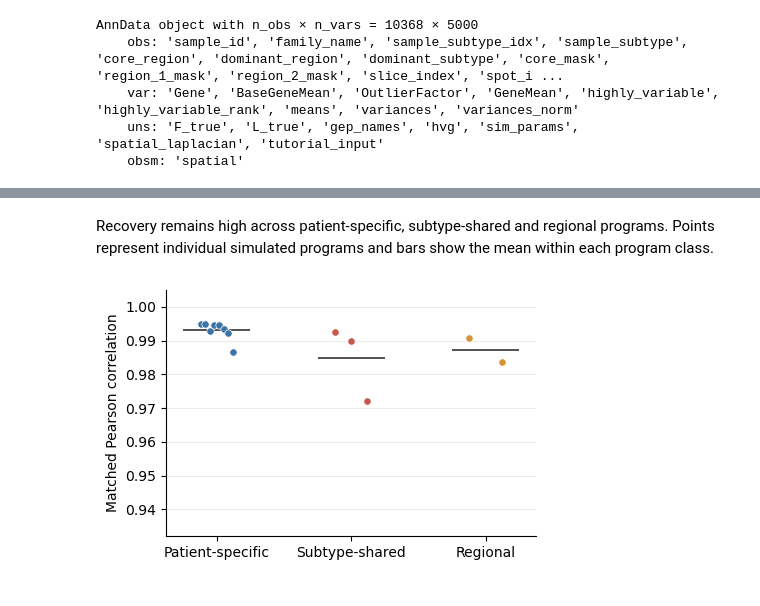
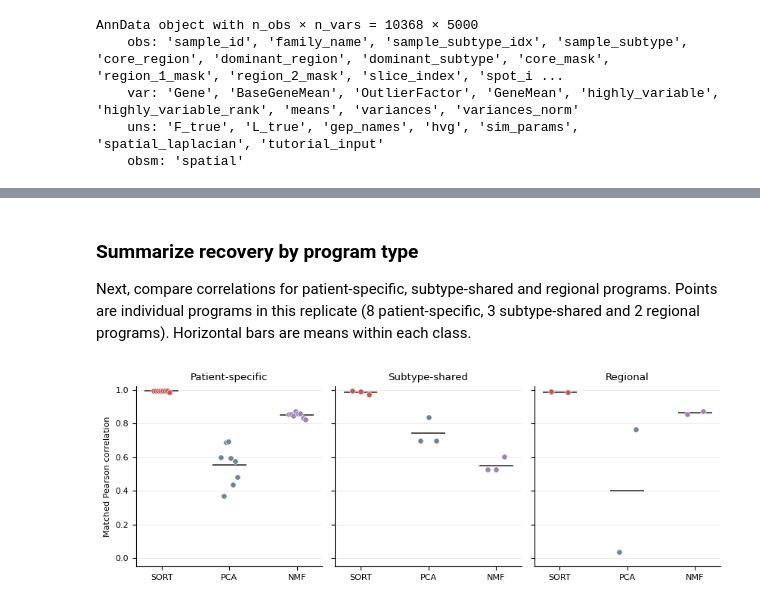
Before and after one commit to zerovain/SORT_tutorial, a Jupyter notebook: docs/tutorials/00_simulated_atlas.ipynb, the cells around one changed output, grey strips where cells are left out. Saved outputs shown, nothing was run; the diff lists cells and outputs as text; code cells hidden in the pictures.

```diff
--- a/docs/tutorials/00_simulated_atlas.ipynb
+++ b/docs/tutorials/00_simulated_atlas.ipynb
@@ -101,0 +91,16 @@ patient-specific programs and weaker shared programs remain visible.
+# %%
+X_dense = np.asarray(adata.X.toarray(), dtype=np.float64)
+print("Fitting PCA...", flush=True)
+started = perf_counter()
+pca = PCA(n_components=24, random_state=42)
+W_pca = pca.fit_transform(X_dense - X_dense.mean(axis=0, keepdims=True))
+pca_seconds = perf_counter() - started
+print(f"PCA finished in {pca_seconds:.1f} s")
+
+started = perf_counter()
+print("Fitting NMF (maximum 500 iterations)...", flush=True)
+nmf = NMF(n_components=24, init="nndsvda", max_iter=500, random_state=42)
+W_nmf = nmf.fit_transform(np.clip(X_dense, 0, None))
+nmf_seconds = perf_counter() - started
+print(f"NMF finished in {nmf_seconds:.1f} s ({nmf.n_iter_} iterations)")
+del X_dense
@@ -135,26 +196,31 @@ plt.show()
 # %% [markdown]
-Recovery remains high across patient-specific, subtype-shared and regional
-programs. Points represent individual simulated programs and bars show the
-mean within each program class.
+### Summarize recovery by program type
+
+Next, compare correlations for patient-specific, subtype-shared and regional
+programs. Points are individual programs in this replicate (8 patient-specific,
+3 subtype-shared and 2 regional programs). Horizontal bars are means within
+each class.
 # %%
-group_order = ["patient", "subtype", "region"]
-group_labels = ["Patient-specific", "Subtype-shared", "Regional"]
-colors = ["#3D74A6", "#C9574E", "#D4943A"]
-
-fig, ax = plt.subplots(figsize=(4.6, 3.0))
-for x, (group, color) in enumerate(zip(group_order, colors)):
-    values = recovery_table.loc[recovery_table["program_type"] == group, "recovery"].to_numpy()
-    offsets = np.linspace(-0.12, 0.12, len(values))
-    ax.scatter(x + offsets, values, s=28, color=color, edgecolor="white",
-               linewidth=0.5, zorder=3)
-    ax.hlines(values.mean(), x - 0.25, x + 0.25, color="#222222", linewidth=1.1)
-ax.set_xticks(range(3), group_labels)
-ax.set_ylabel("Matched Pearson correlation")
-ax.set_ylim(max(0, recovery.min() - 0.04), 1.005)
-ax.spines["top"].set_visible(False)
-ax.spines["right"].set_visible(False)
-ax.grid(axis="y", color="#E6E6E6", linewidth=0.6)
+methods = ["SORT", "PCA", "NMF"]
+colors = ["#C9574E", "#718493", "#9B83B5"]
+fig, axes = plt.subplots(1, 3, figsize=(8.4, 3.0), sharey=True)
+for ax, group, title in zip(axes, ["patient", "subtype", "region"], ["Patient-specific", "Subtype-shared", "Regional"]):
+    for x, (method, color) in enumerate(zip(methods, colors)):
+        values = comparison_table.loc[(comparison_table["method"] == method) & (comparison_table["program_type"] == group), "recovery"].to_numpy()
+        ax.scatter(x + np.linspace(-0.12, 0.12, len(values)), values, s=28,
+                   color=color, edgecolor="white", linewidth=0.5, zorder=3)
+        ax.hlines(values.mean(), x - 0.25, x + 0.25, color="#222222", linewidth=1.1)
+    ax.set_xticks(range(3), methods)
+    ax.set_title(title)
+    ax.set_ylim(-0.05, 1.02)
+    ax.spines["top"].set_visible(False)
+    ax.spines["right"].set_visible(False)
+    ax.grid(axis="y", color="#E6E6E6", linewidth=0.6)
+axes[0].set_ylabel("Matched Pearson correlation")
 fig.tight_layout()
+fig.savefig(output / "recovery_comparison.pdf", bbox_inches="tight")
+fig.savefig(output / "recovery_comparison.svg", bbox_inches="tight")
+fig.savefig(output / "recovery_comparison.png", dpi=300, bbox_inches="tight")
 plt.show()
 # %% [output]
-[figure, old version]
+[figure, new version]
```
Also changed, not shown: parts of 20 cells of this notebook, 13 other files.
